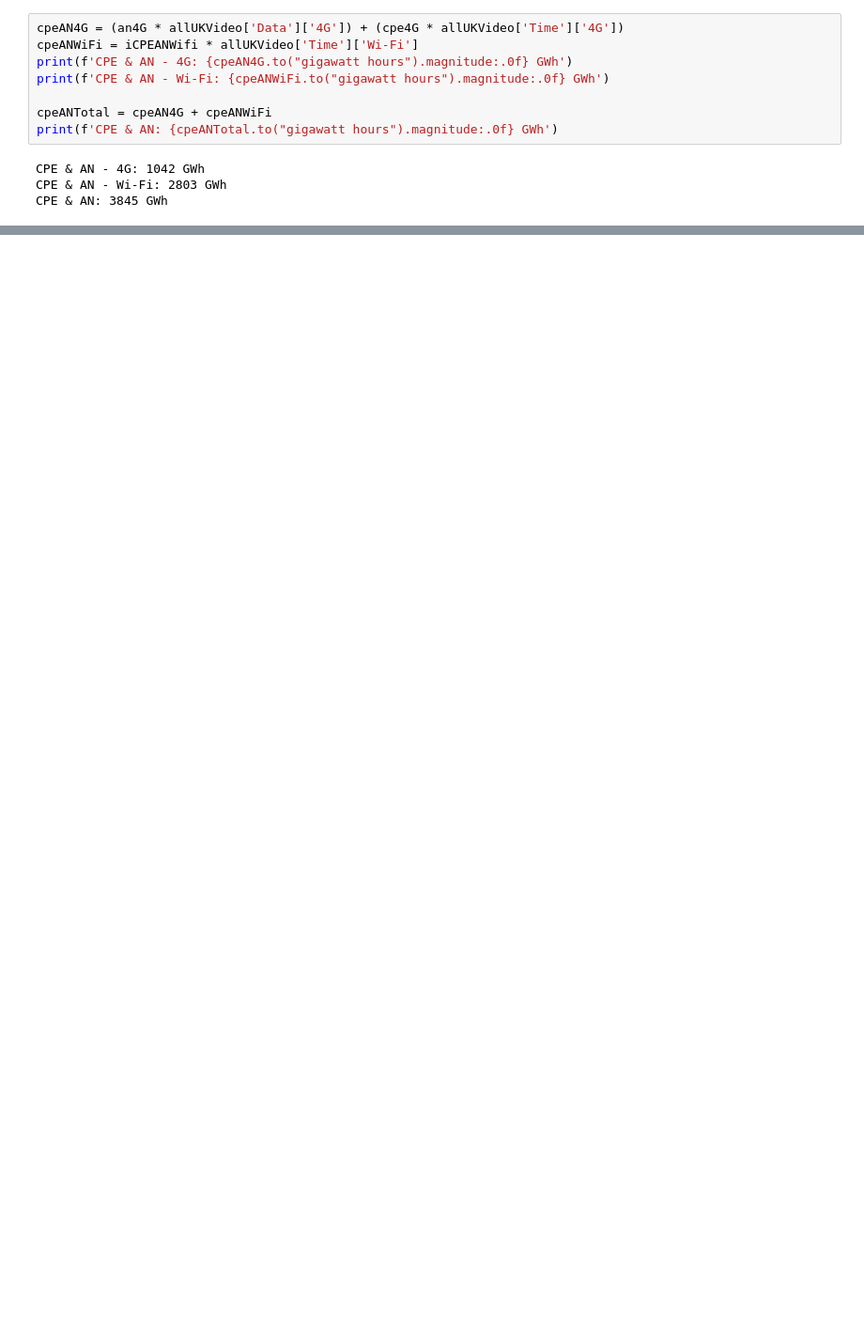
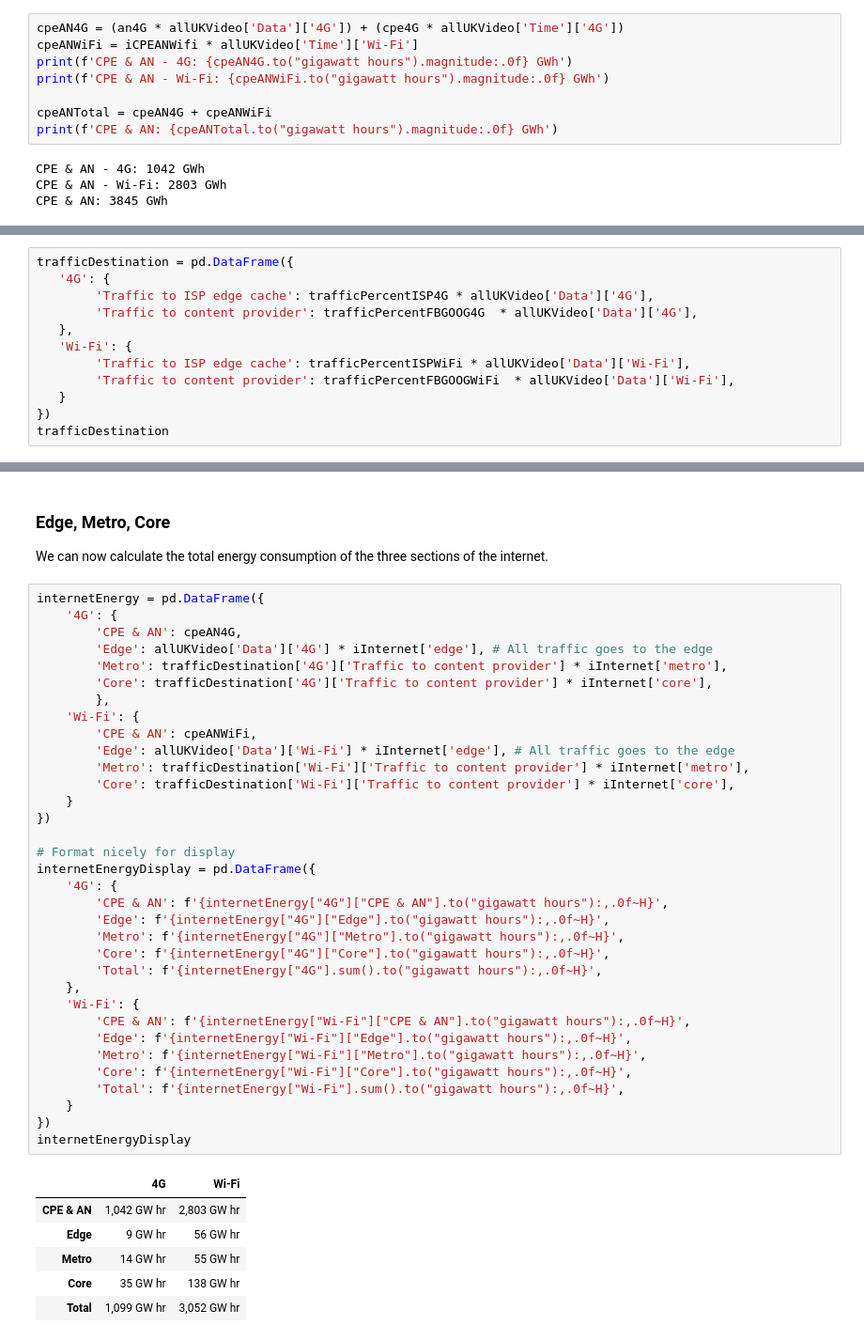
Before and after one commit to davidmytton/paper-video-streaming-network-energy, a Jupyter notebook: model/model.ipynb, the cells around one changed output, grey strips where cells are left out. Shown at 94% size. Drawn from its saved outputs; the diff is of its cells as text; blank space fills up the shorter version.

Commit message:
Final results section

```diff
--- a/model/model.ipynb
+++ b/model/model.ipynb
@@ -608,0 +622,12 @@ CPE & AN: 3845 GWh
+# %%
+trafficDestination = pd.DataFrame({
+   '4G': {
+        'Traffic to ISP edge cache': trafficPercentISP4G * allUKVideo['Data']['4G'],
+        'Traffic to content provider': trafficPercentFBGOOG4G  * allUKVideo['Data']['4G'],
+   },
+   'Wi-Fi': {
+        'Traffic to ISP edge cache': trafficPercentISPWiFi * allUKVideo['Data']['Wi-Fi'],
+        'Traffic to content provider': trafficPercentFBGOOGWiFi  * allUKVideo['Data']['Wi-Fi'],
+   }
+})
+trafficDestination
@@ -608,0 +638,45 @@ CPE & AN: 3845 GWh
+# %% [markdown]
+### Edge, Metro, Core
+
+We can now calculate the total energy consumption of the three sections of the internet.
+# %%
+internetEnergy = pd.DataFrame({
+    '4G': {
+        'CPE & AN': cpeAN4G,
+        'Edge': allUKVideo['Data']['4G'] * iInternet['edge'], # All traffic goes to the edge
+        'Metro': trafficDestination['4G']['Traffic to content provider'] * iInternet['metro'],
+        'Core': trafficDestination['4G']['Traffic to content provider'] * iInternet['core'],
+        },
+    'Wi-Fi': {
+        'CPE & AN': cpeANWiFi,
+        'Edge': allUKVideo['Data']['Wi-Fi'] * iInternet['edge'], # All traffic goes to the edge
+        'Metro': trafficDestination['Wi-Fi']['Traffic to content provider'] * iInternet['metro'],
+        'Core': trafficDestination['Wi-Fi']['Traffic to content provider'] * iInternet['core'],
+    }
+})
+
+# Format nicely for display
+internetEnergyDisplay = pd.DataFrame({
+    '4G': {
+        'CPE & AN': f'{internetEnergy["4G"]["CPE & AN"].to("gigawatt hours"):,.0f~H}',
+        'Edge': f'{internetEnergy["4G"]["Edge"].to("gigawatt hours"):,.0f~H}',
+        'Metro': f'{internetEnergy["4G"]["Metro"].to("gigawatt hours"):,.0f~H}',
+        'Core': f'{internetEnergy["4G"]["Core"].to("gigawatt hours"):,.0f~H}',
+        'Total': f'{internetEnergy["4G"].sum().to("gigawatt hours"):,.0f~H}',
+    },
+    'Wi-Fi': {
+        'CPE & AN': f'{internetEnergy["Wi-Fi"]["CPE & AN"].to("gigawatt hours"):,.0f~H}',
+        'Edge': f'{internetEnergy["Wi-Fi"]["Edge"].to("gigawatt hours"):,.0f~H}',
+        'Metro': f'{internetEnergy["Wi-Fi"]["Metro"].to("gigawatt hours"):,.0f~H}',
+        'Core': f'{internetEnergy["Wi-Fi"]["Core"].to("gigawatt hours"):,.0f~H}',
+        'Total': f'{internetEnergy["Wi-Fi"].sum().to("gigawatt hours"):,.0f~H}',
+    }
+})
+internetEnergyDisplay
+# %% [output]
+|  | 4G | Wi-Fi |
+| CPE & AN | 1,042 GW hr | 2,803 GW hr |
+| Edge | 9 GW hr | 56 GW hr |
+| Metro | 14 GW hr | 55 GW hr |
+| Core | 35 GW hr | 138 GW hr |
+| Total | 1,099 GW hr | 3,052 GW hr |
```
Also changed, not shown: parts of 10 cells of this notebook.
